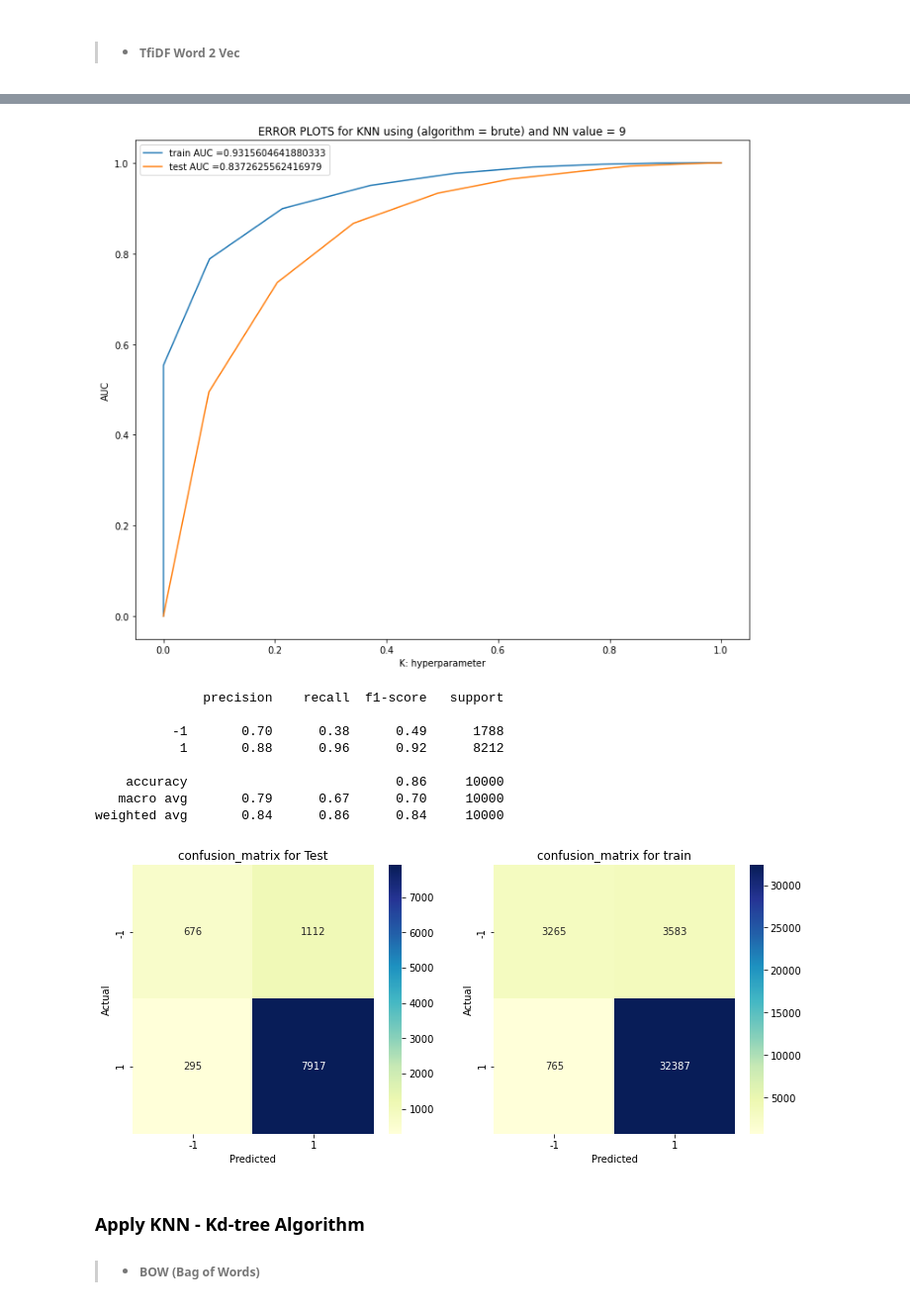
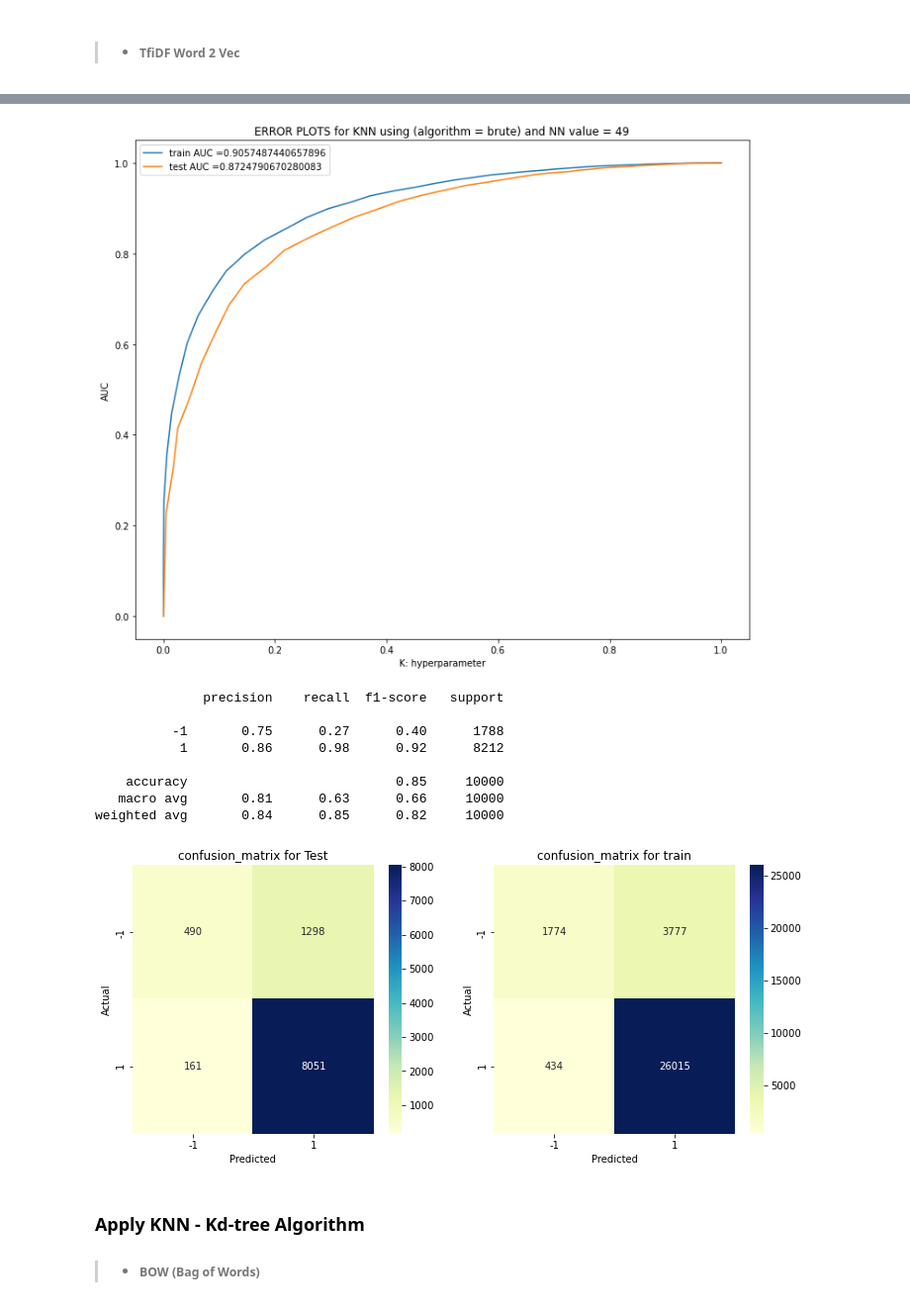
Before and after one commit to ParveshDhawan/Amazon_Review_Case_Study, a Jupyter notebook: KNN-Approach/KNN - Approach on Cleaned Text.ipynb, the cells around one changed output, grey strips where cells are left out. Shown at 99% size. Drawn from its saved outputs; the diff is of its cells as text; code cells hidden in the pictures.

```diff
--- a/KNN-Approach/KNN - Approach on Cleaned Text.ipynb
+++ b/KNN-Approach/KNN - Approach on Cleaned Text.ipynb
@@ -64,6 +58,7 @@ def check_optimal_k(x_train,x_val,y_train, y_val, Model_algorithm):
         val_auc.append(roc_auc_score(y_val, Y_val_pred))
         # cross_val_score(neigh, X_val_bow, Y_val, cv=10, scoring='roc_auc').mean()
 
+    optimal_k= K[val_auc.index(max(val_auc))]
     plt.figure(figsize=(12, 10))
     plt.plot(K, train_auc, label='Train AUC')
     plt.scatter(K, train_auc, label='train_K')
@@ -74,6 +69,8 @@ def check_optimal_k(x_train,x_val,y_train, y_val, Model_algorithm):
     plt.ylabel("AUC")
     plt.title(f"ERROR PLOTS - KNN Using (algorithm = {Model_algorithm})")
     plt.show()
+    print('optimal K for which Val auc is maximum : ',optimal_k)
+    return optimal_k
 
 def optimal_value_model(optimal_k,Model_algorithm, x_train, y_train, x_test, y_test):
     optimal_model = KNeighborsClassifier(n_neighbors = optimal_k,
@@ -83,7 +80,9 @@ def optimal_value_model(optimal_k,Model_algorithm, x_train, y_train, x_test, y_t
 
     train_fpr, train_tpr, thresholds = roc_curve(y_train, optimal_model.predict_proba(x_train)[:,1])
     test_fpr, test_tpr, thresholds = roc_curve(y_test, optimal_model.predict_proba(x_test)[:,1])
-    Final_AUC_Score = auc(test_fpr, test_tpr)
+
+    Final_AUC_Score_train = auc(train_fpr, train_tpr)
+    Final_AUC_Score_test = auc(test_fpr, test_tpr)
 
     plt.figure(figsize=(12, 10))
     plt.plot(train_fpr, train_tpr, label="train AUC ="+str(auc(train_fpr, train_tpr)))
@@ -95,9 +94,7 @@ def optimal_value_model(optimal_k,Model_algorithm, x_train, y_train, x_test, y_t
     plt.show()
 
     print(classification_report(y_test, prediction))
-
-    return [Final_AUC_Score, optimal_k, Model_algorithm],optimal_model
-
+    return [Final_AUC_Score_train, Final_AUC_Score_test, optimal_k, Model_algorithm],optimal_model
 
 
 def confusion_matrix_plot(optimal_model,x_train, y_train, x_test, y_test):
@@ -152,7 +150,7 @@ Tfidf_vect = TfidfVectorizer(ngram_range=(1,2), min_df=10).fit(X_train)
 Tfidf_train = Tfidf_vect.transform(X_train)
 Tfidf_val = Tfidf_vect.transform(X_val)
 Tfidf_test = Tfidf_vect.transform(X_test)
-print(X_train_bow.shape, X_val_bow.shape, X_test_bow.shape)
+print(Tfidf_train.shape, Tfidf_val.shape, Tfidf_test.shape)
 
-check_optimal_k(Tfidf_train,Tfidf_val,Y_train, Y_val, 'brute')
+optimal_k = check_optimal_k(Tfidf_train,Tfidf_val,Y_train, Y_val, 'brute')
 # %% [output]
@@ -161,4 +160,4 @@ check_optimal_k(Tfidf_train,Tfidf_val,Y_train, Y_val, 'brute')
 # %%
-AUC_BF_Tfidf,model = optimal_value_model(37, 'brute', Tfidf_train, Y_train, Tfidf_test, Y_test)
+AUC_BF_Tfidf,model = optimal_value_model(optimal_k, 'brute', Tfidf_train, Y_train, Tfidf_test, Y_test)
 confusion_matrix_plot(model,Tfidf_train, Y_train, Tfidf_test, Y_test)
 # %% [output]
@@ -246,5 +246,5 @@ tfidf_W2V_train = avg_w2v(X_train, w2v_model)
 tfidf_W2V_val = avg_w2v(X_val, w2v_model)
 tfidf_W2V_test = avg_w2v(X_test, w2v_model)
 
-check_optimal_k(tfidf_W2V_train, tfidf_W2V_val, Y_train, Y_val, 'brute')
+optimal_k = check_optimal_k(tfidf_W2V_train, tfidf_W2V_val, Y_train, Y_val, 'brute')
 # %% [output]
@@ -252,17 +253,17 @@ check_optimal_k(tfidf_W2V_train, tfidf_W2V_val, Y_train, Y_val, 'brute')
 # %%
-AUC_BF_tfidfW2V,model = optimal_value_model(9, 'brute', tfidf_W2V_train, Y_train, tfidf_W2V_test, Y_test)
+AUC_BF_tfidfW2V,model = optimal_value_model(optimal_k, 'brute', tfidf_W2V_train, Y_train, tfidf_W2V_test, Y_test)
 confusion_matrix_plot(model, tfidf_W2V_train, Y_train, tfidf_W2V_test, Y_test)
 # %% [output]
-[figure, old version]
+[figure, new version]
               precision    recall  f1-score   support
 
-          -1       0.70      0.38      0.49      1788
-           1       0.88      0.96      0.92      8212
+          -1       0.75      0.27      0.40      1788
+           1       0.86      0.98      0.92      8212
 
-    accuracy                           0.86     10000
-   macro avg       0.79      0.67      0.70     10000
-weighted avg       0.84      0.86      0.84     10000
+    accuracy                           0.85     10000
+   macro avg       0.81      0.63      0.66     10000
+weighted avg       0.84      0.85      0.82     10000
-[figure, old version]
+[figure, new version]
 # %% [markdown]
 ### Apply KNN - Kd-tree Algorithm
 >- ##### BOW (Bag of Words)
```
Also changed, not shown: parts of 17 cells of this notebook, 8 other files.
